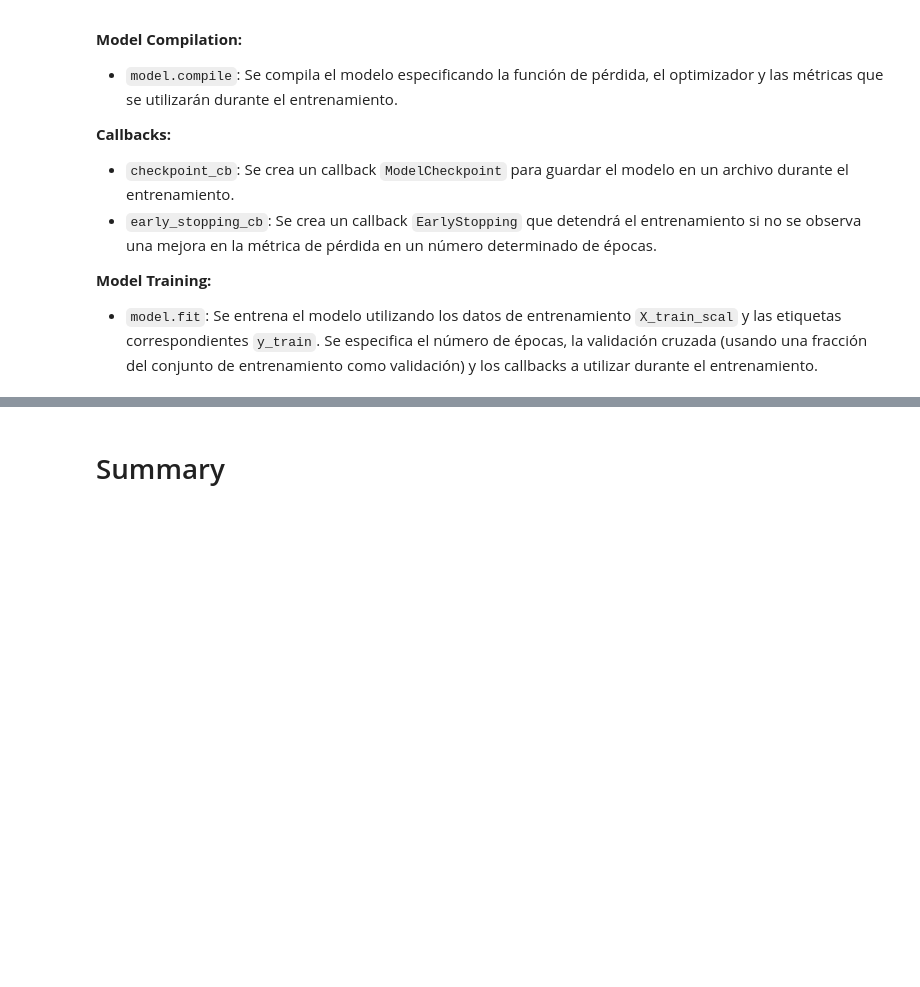
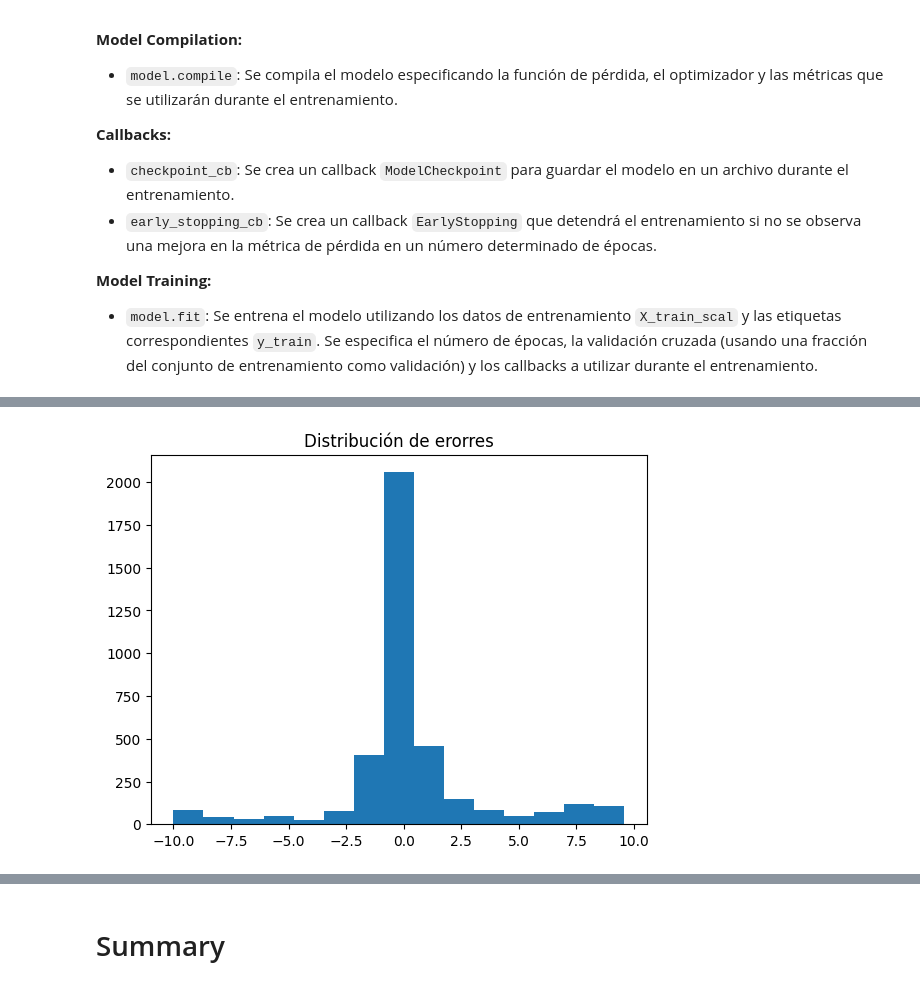
Before and after one commit to maestre7/manga_online_ML, a Jupyter notebook: notebooks/03a_test_models_light.ipynb, the cells around one changed output, grey strips where cells are left out. Cells and saved outputs as stored; diff of their text form; code cells hidden in the pictures; blank space fills up the shorter version.

```diff
--- a/notebooks/03a_test_models_light.ipynb
+++ b/notebooks/03a_test_models_light.ipynb
@@ -547,0 +547,2 @@ RMSE: 3.1408956050872803
+# %%
+y_pred = model.predict(X_test_scal).flatten()
@@ -547,0 +551,6 @@ RMSE: 3.1408956050872803
+# %%
+error = y_pred - y_test
+plt.hist(error, bins=15)
+plt.title("Distribución de erorres");
+# %% [output]
+[figure, added]
```
Also changed, not shown: parts of 6 cells of this notebook, 24 other files.
